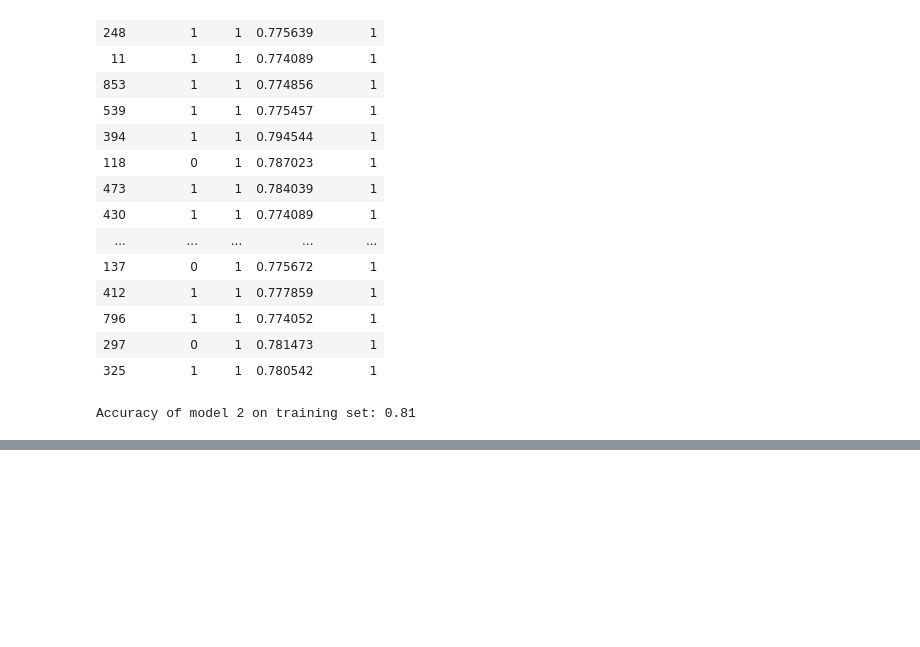
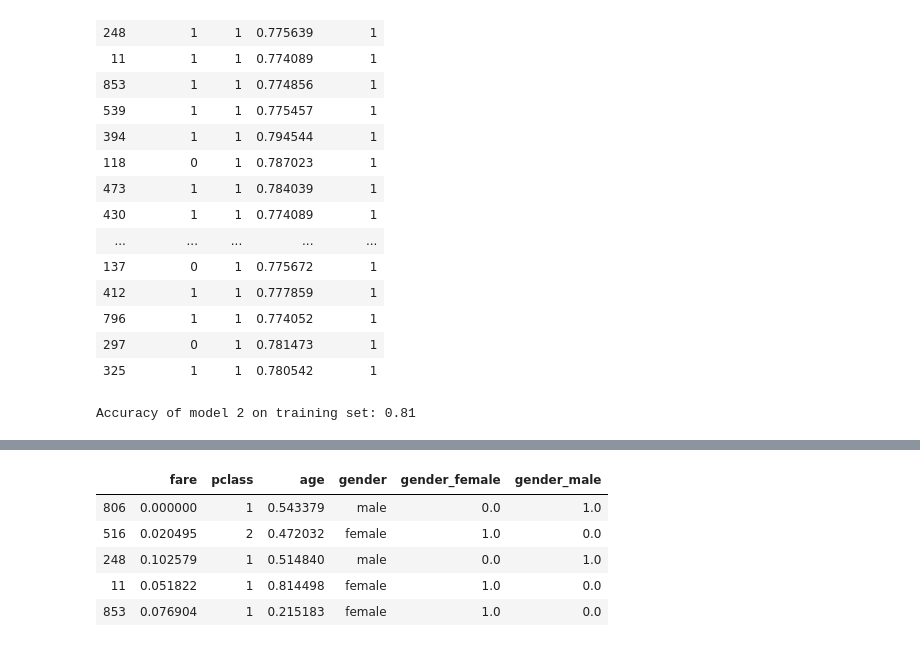
Before and after one commit to JadaShipp/ds-methodologies-exercises, a Jupyter notebook: classification/model.ipynb, the cells around one changed output, grey strips where cells are left out. Cells and saved outputs as stored; diff of their text form; code cells hidden in the pictures; blank space fills up the shorter version.

```diff
--- a/classification/model.ipynb
+++ b/classification/model.ipynb
@@ -140,0 +193,17 @@ Accuracy of model 2 on training set: 0.81
+# %%
+cols = ['gender_' + c for c in encoder.categories_[0]]
+
+m = encoder.transform(X1[['gender']]).todense()
+X1 = pd.concat([
+    X1,
+    pd.DataFrame(m, columns=cols, index=X1.index)
+], axis=1)
+# %%
+X1.head()
+# %% [output]
+|  | fare | pclass | age | gender | gender_female | gender_male |
+| 806 | 0.000000 | 1 | 0.543379 | male | 0.0 | 1.0 |
+| 516 | 0.020495 | 2 | 0.472032 | female | 1.0 | 0.0 |
+| 248 | 0.102579 | 1 | 0.514840 | male | 0.0 | 1.0 |
+| 11 | 0.051822 | 1 | 0.814498 | female | 1.0 | 0.0 |
+| 853 | 0.076904 | 1 | 0.215183 | female | 1.0 | 0.0 |
```
Also changed, not shown: parts of 9 cells of this notebook.
